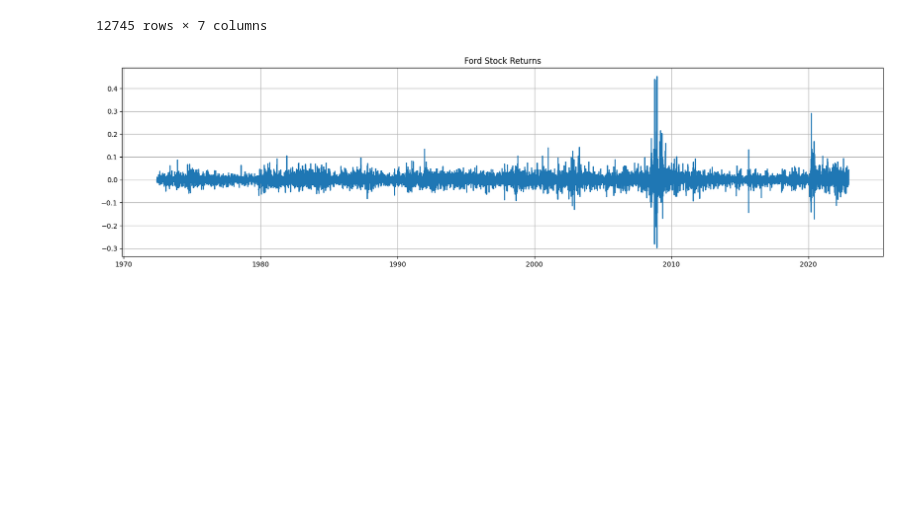
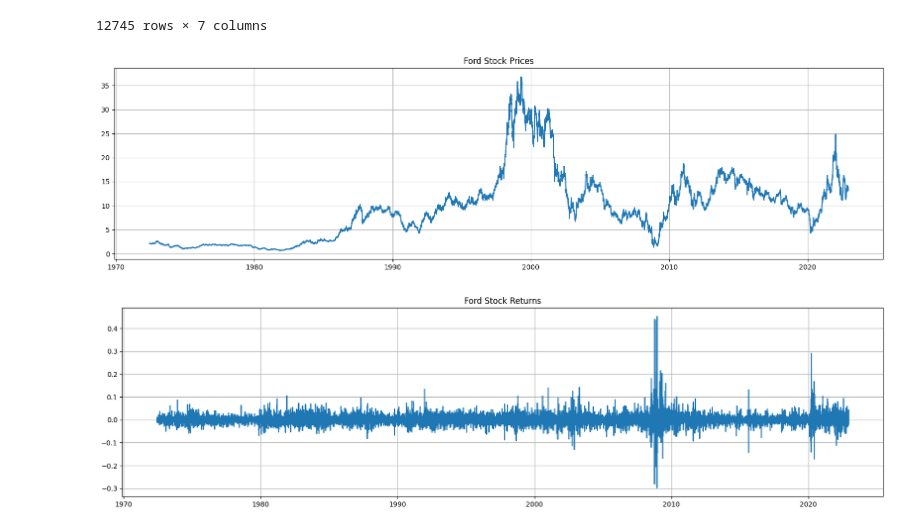
Before and after one commit to AndrewGrishin/Stock-Forecasting, a Jupyter notebook: NN Implementation/script.ipynb, the cells around one changed output. Cells and saved outputs as stored; diff of their text form; code cells hidden in the pictures; blank space fills up the shorter version.

```diff
--- a/NN Implementation/script.ipynb
+++ b/NN Implementation/script.ipynb
@@ -45,4 +44,12 @@ bad_data = np.array(bad_data)
 # %%
 open_price = open_price.drop(bad_data)
 dates = date.drop(bad_data)
+# %%
+plt.figure(figsize= (20, 5))
+plt.title("Ford Stock Prices")
+plt.plot(dates, open_price)
+plt.grid(True)
+plt.show()
+# %% [output]
+[figure, added]
 # %%
```
Also changed, not shown: parts of 40 cells of this notebook, 1 other file.
